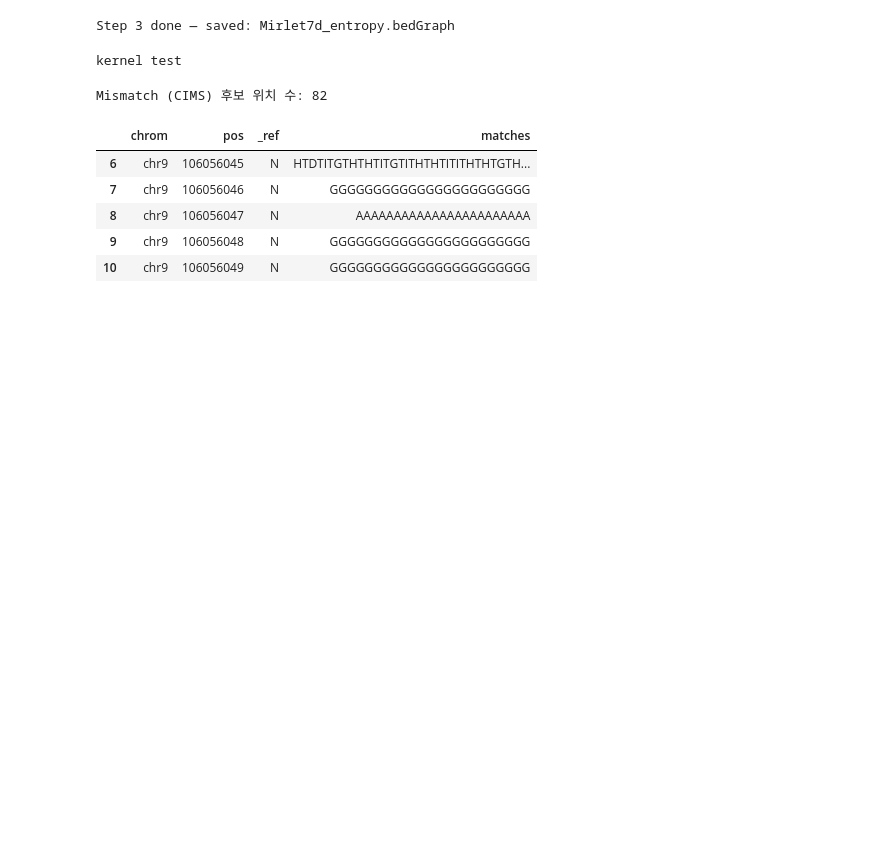
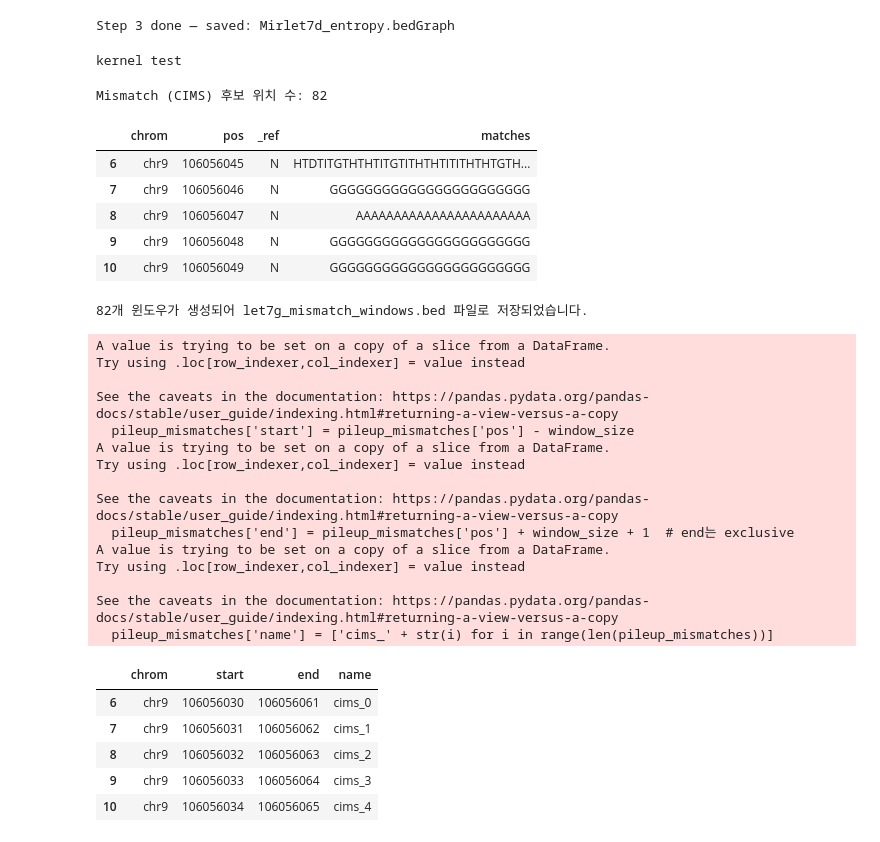
Before and after one commit to Hyeonnji/hyeonji-practice2, a Jupyter notebook: CoLab_TermProj_2025_3.ipynb, the cells around one changed output. Drawn from its saved outputs; the diff is of its cells as text; code cells hidden in the pictures; blank space fills up the shorter version.

Commit message:
Created motif-centered windows for entropy peaks

```diff
--- a/CoLab_TermProj_2025_3.ipynb
+++ b/CoLab_TermProj_2025_3.ipynb
@@ -520,3 +520,42 @@ Mismatch (CIMS) 후보 위치 수: 82
 | 8 | chr9 | 106056047 | N | AAAAAAAAAAAAAAAAAAAAAAA |
 | 9 | chr9 | 106056048 | N | GGGGGGGGGGGGGGGGGGGGGGG |
 | 10 | chr9 | 106056049 | N | GGGGGGGGGGGGGGGGGGGGGGG |
+# %%
+# mismatch 위치를 중심으로 ±15nt 윈도우 생성
+window_size = 15
+
+pileup_mismatches['start'] = pileup_mismatches['pos'] - window_size
+pileup_mismatches['end'] = pileup_mismatches['pos'] + window_size + 1  # end는 exclusive
+pileup_mismatches['name'] = ['cims_' + str(i) for i in range(len(pileup_mismatches))]
+
+# 필요한 형식만 추출
+windows = pileup_mismatches[['chrom', 'start', 'end', 'name']].copy()
+
+# bed 파일로 저장
+windows.to_csv("let7g_mismatch_windows.bed", sep='\t', index=False, header=False)
+
+print(f"{len(windows)}개 윈도우가 생성되어 let7g_mismatch_windows.bed 파일로 저장되었습니다.")
+windows.head()
+# %% [output]
+82개 윈도우가 생성되어 let7g_mismatch_windows.bed 파일로 저장되었습니다.
+A value is trying to be set on a copy of a slice from a DataFrame.
+Try using .loc[row_indexer,col_indexer] = value instead
+
+See the caveats in the documentation: https://pandas.pydata.org/pandas-docs/stable/user_guide/indexing.html#returning-a-view-versus-a-copy
+  pileup_mismatches['start'] = pileup_mismatches['pos'] - window_size
+A value is trying to be set on a copy of a slice from a DataFrame.
+Try using .loc[row_indexer,col_indexer] = value instead
+
+See the caveats in the documentation: https://pandas.pydata.org/pandas-docs/stable/user_guide/indexing.html#returning-a-view-versus-a-copy
+  pileup_mismatches['end'] = pileup_mismatches['pos'] + window_size + 1  # end는 exclusive
+A value is trying to be set on a copy of a slice from a DataFrame.
+Try using .loc[row_indexer,col_indexer] = value instead
+
+See the caveats in the documentation: https://pandas.pydata.org/pandas-docs/stable/user_guide/indexing.html#returning-a-view-versus-a-copy
+  pileup_mismatches['name'] = ['cims_' + str(i) for i in range(len(pileup_mismatches))]
+|  | chrom | start | end | name |
+| 6 | chr9 | 106056030 | 106056061 | cims_0 |
+| 7 | chr9 | 106056031 | 106056062 | cims_1 |
+| 8 | chr9 | 106056032 | 106056063 | cims_2 |
+| 9 | chr9 | 106056033 | 106056064 | cims_3 |
+| 10 | chr9 | 106056034 | 106056065 | cims_4 |
```
